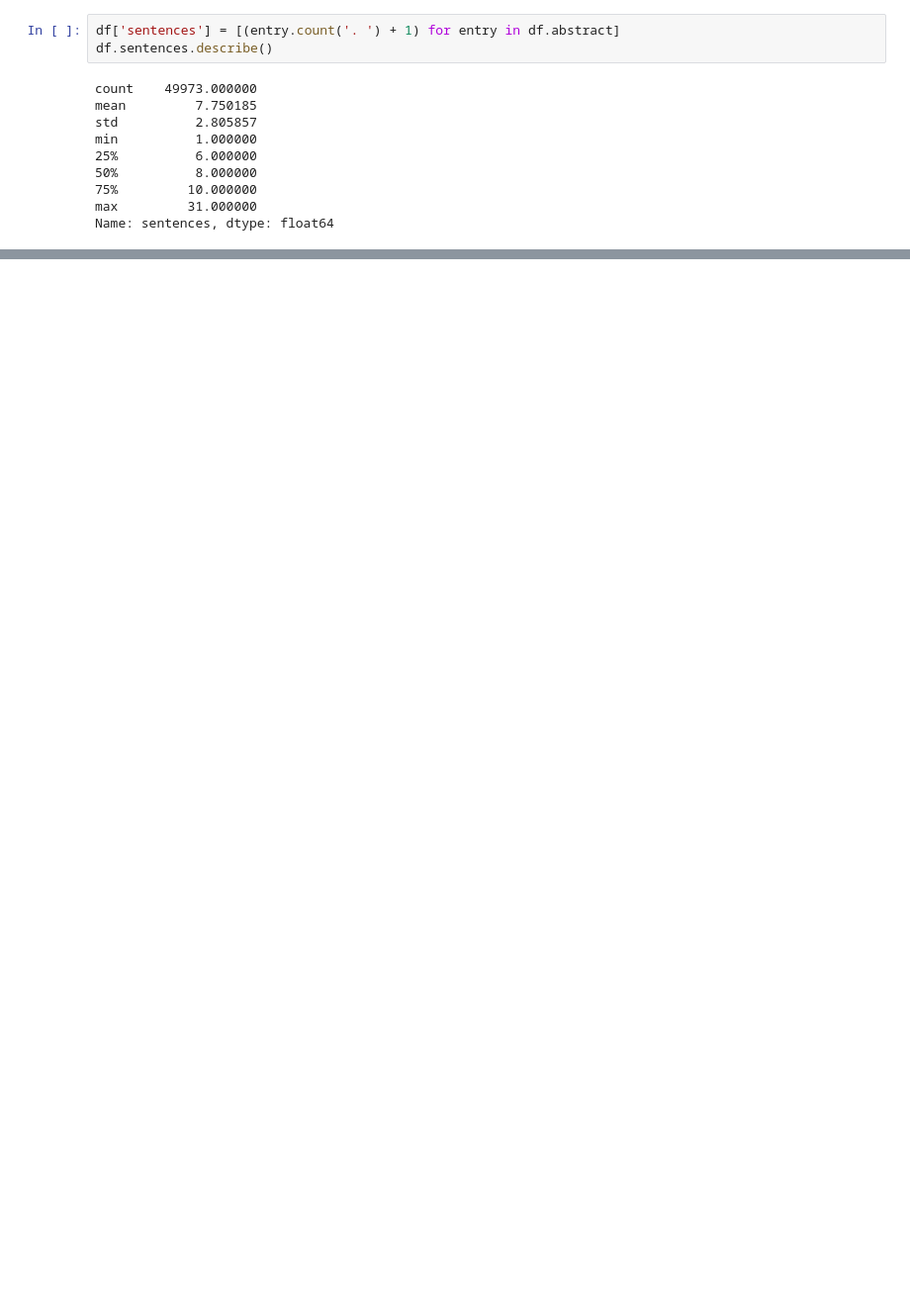
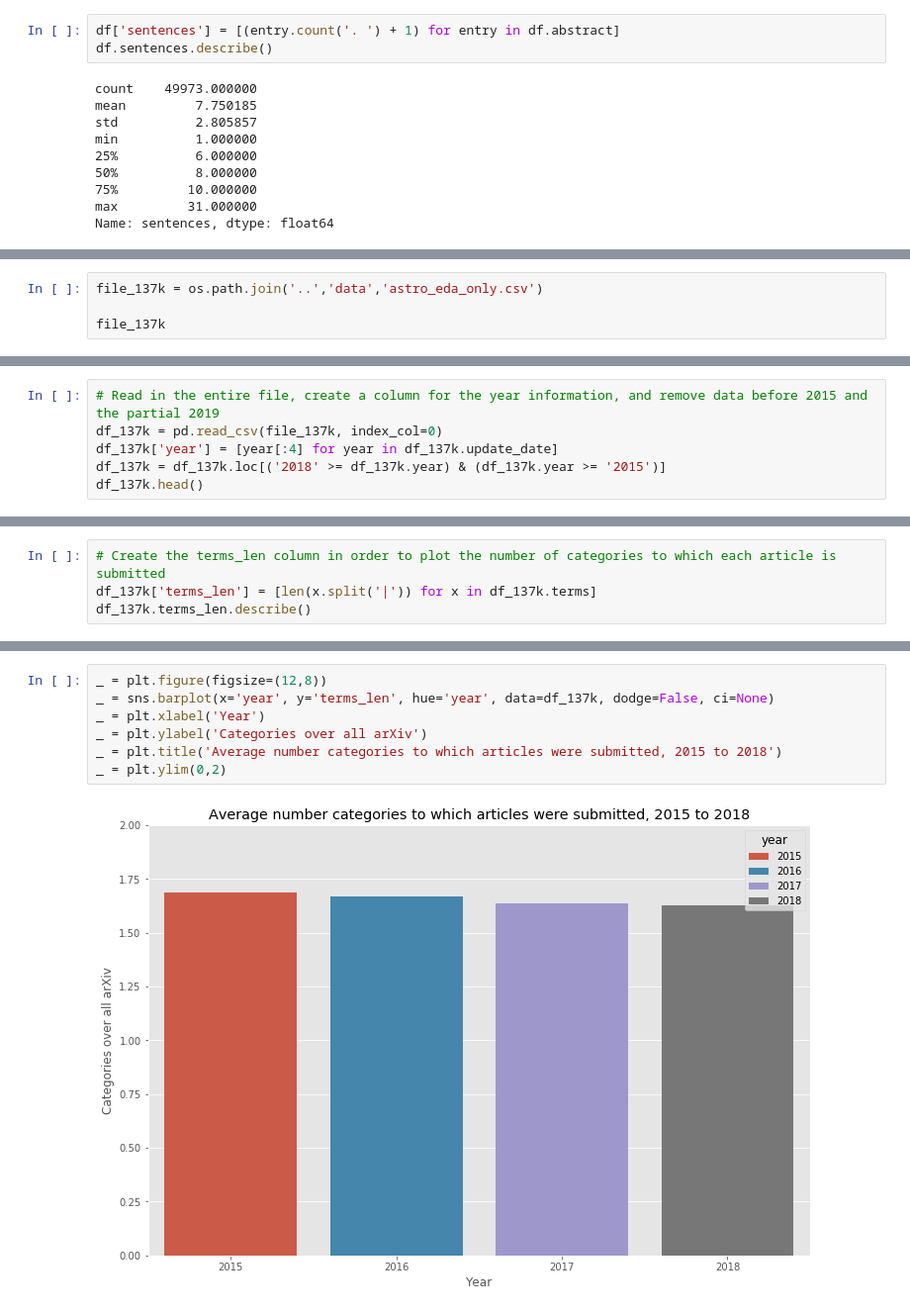
Before and after one commit to OhThatMisty/astro_categories, a Jupyter notebook: notebooks/ArXiv_EDA.ipynb, the cells around one changed output, grey strips where cells are left out. Shown: that part at 99% size. Saved outputs shown, nothing was run; the diff lists cells and outputs as text; blank space fills up the shorter version.

```diff
--- a/notebooks/ArXiv_EDA.ipynb
+++ b/notebooks/ArXiv_EDA.ipynb
@@ -154,0 +170,4 @@ df.describe(include='all')
+# %%
+file_137k = os.path.join('..','data','astro_eda_only.csv')
+
+file_137k
@@ -154,0 +176,6 @@ df.describe(include='all')
+# %%
+# Read in the entire file, create a column for the year information, and remove data before 2015 and the partial 2019
+df_137k = pd.read_csv(file_137k, index_col=0)
+df_137k['year'] = [year[:4] for year in df_137k.update_date]
+df_137k = df_137k.loc[('2018' >= df_137k.year) & (df_137k.year >= '2015')]
+df_137k.head()
@@ -154,0 +189,4 @@ df.describe(include='all')
+# %%
+# Create the terms_len column in order to plot the number of categories to which each article is submitted
+df_137k['terms_len'] = [len(x.split('|')) for x in df_137k.terms]
+df_137k.terms_len.describe()
@@ -154,0 +203,9 @@ df.describe(include='all')
+# %%
+_ = plt.figure(figsize=(12,8))
+_ = sns.barplot(x='year', y='terms_len', hue='year', data=df_137k, dodge=False, ci=None)
+_ = plt.xlabel('Year')
+_ = plt.ylabel('Categories over all arXiv')
+_ = plt.title('Average number categories to which articles were submitted, 2015 to 2018')
+_ = plt.ylim(0,2)
+# %% [output]
+[figure, added]
```
Also changed, not shown: parts of 21 cells of this notebook.
